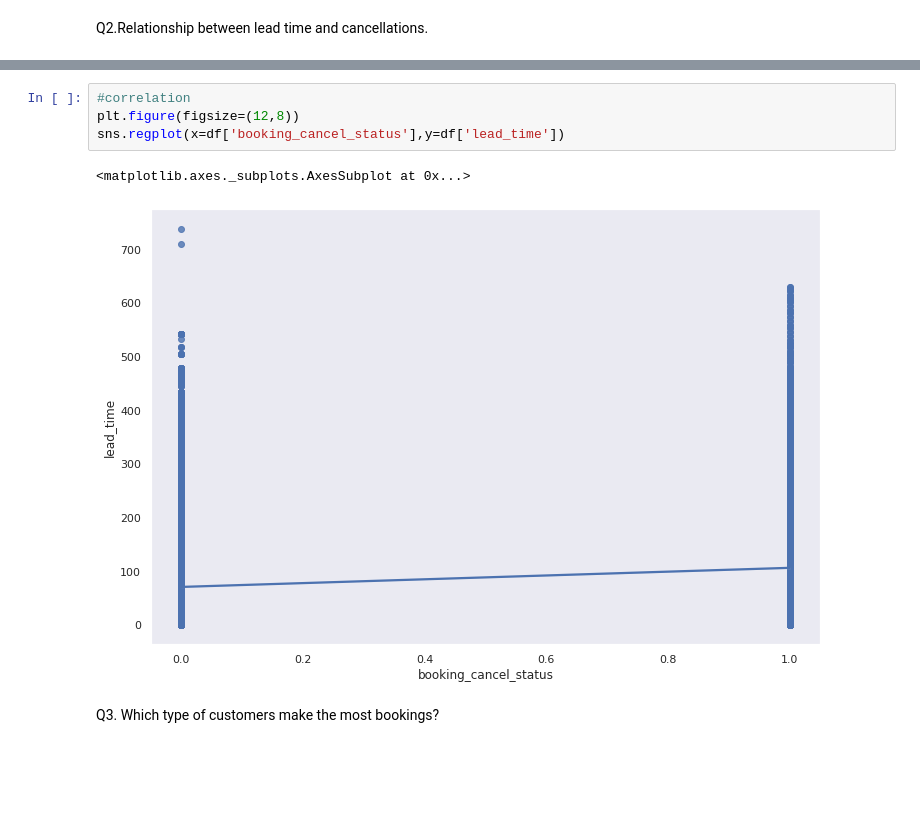
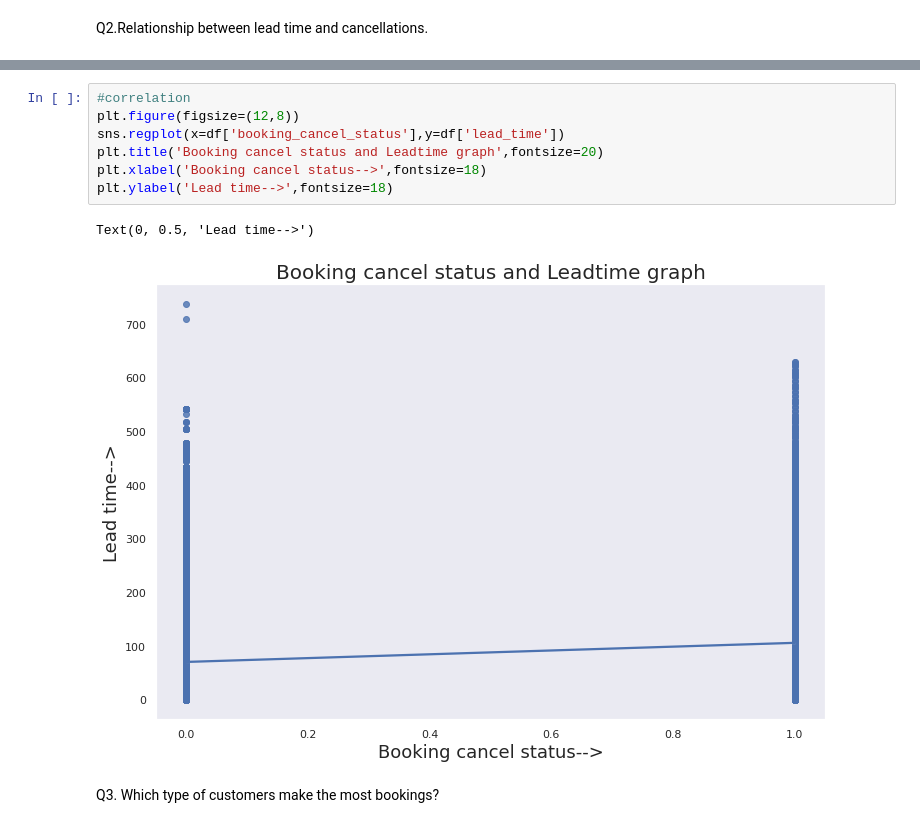
Before and after one commit to niteshavagabond/Hotel-Booking-analysis, a Jupyter notebook: Hotel_Booking_Analysis_Capstone_Project.ipynb, the cells around one changed output, grey strips where cells are left out. Cells and saved outputs as stored; diff of their text form; blank space fills up the shorter version.

```diff
--- a/Hotel_Booking_Analysis_Capstone_Project.ipynb
+++ b/Hotel_Booking_Analysis_Capstone_Project.ipynb
@@ -547,10 +566,13 @@ Text(0, 0.5, 'Lead time')
 # %%
 #correlation
 plt.figure(figsize=(12,8))
 sns.regplot(x=df['booking_cancel_status'],y=df['lead_time'])
+plt.title('Booking cancel status and Leadtime graph',fontsize=20)
+plt.xlabel('Booking cancel status-->',fontsize=18)
+plt.ylabel('Lead time-->',fontsize=18)
 # %% [output]
-<matplotlib.axes._subplots.AxesSubplot at 0x...>
+Text(0, 0.5, 'Lead time-->')
-[figure, old version]
+[figure, new version]
 # %% [markdown]
 Q3. Which type of customers make the most bookings?
 # %%
```
Also changed, not shown: parts of 38 cells of this notebook.
